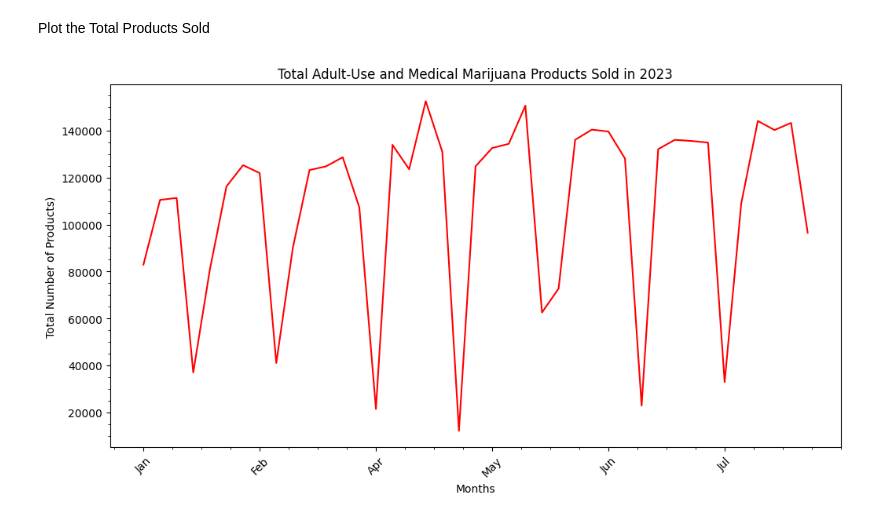
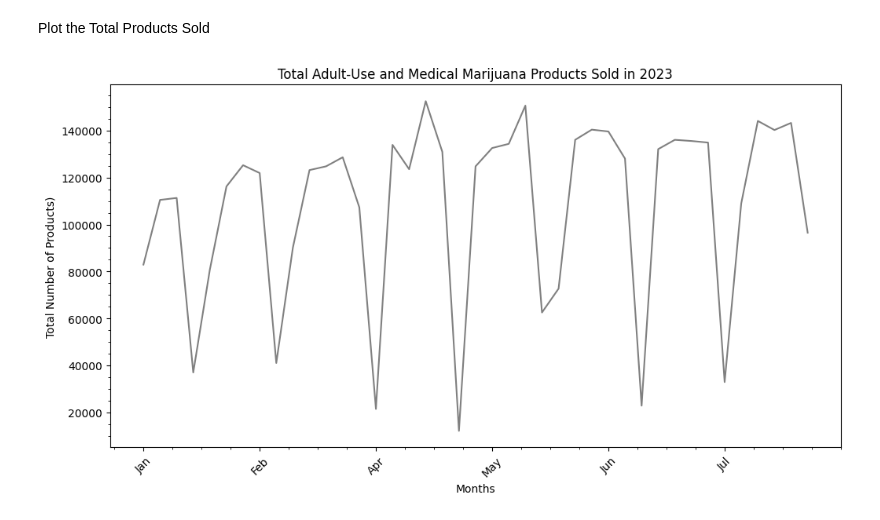
Before and after one commit to TSAKONG22/Cannabis-Sales-Machine-Learning-Model, a Jupyter notebook: Cannabis Product Project.ipynb, the cells around one changed output. Saved outputs shown, nothing was run; the diff lists cells and outputs as text; code cells hidden in the pictures.

```diff
--- a/Cannabis Product Project.ipynb
+++ b/Cannabis Product Project.ipynb
@@ -243,30 +319,30 @@ Plot the Total Products Sold
 # %%
 # Create the figure
 plt.figure(figsize=(12,6))
 
 # Plot the datae
 plt.plot(
     df.index,
     df['Total Products Sold'],
-    color ='red'
+    color ='grey'
 )
 
 # Set x-axis major ticks as month names
 plt.xticks(df.index[::7], df['Week Ending'].dt.strftime('%b')[::7])
 
 # Set x-axis as minor ticks as "Month-Day" values
 plt.minorticks_on()
 
 # Label the plot
 plt.title('Total Adult-Use and Medical Marijuana Products Sold in 2023')
 plt.xlabel('Months')
 plt.ylabel('Total Number of Products)')
 
 # Adjust the y-axis label
 
 # Rotate the x-axis labels for better readability
 plt.xticks(rotation=45)
 
 plt.show()
 # %% [output]
-[figure, old version]
+[figure, new version]
```
Also changed, not shown: parts of 12 cells of this notebook.
